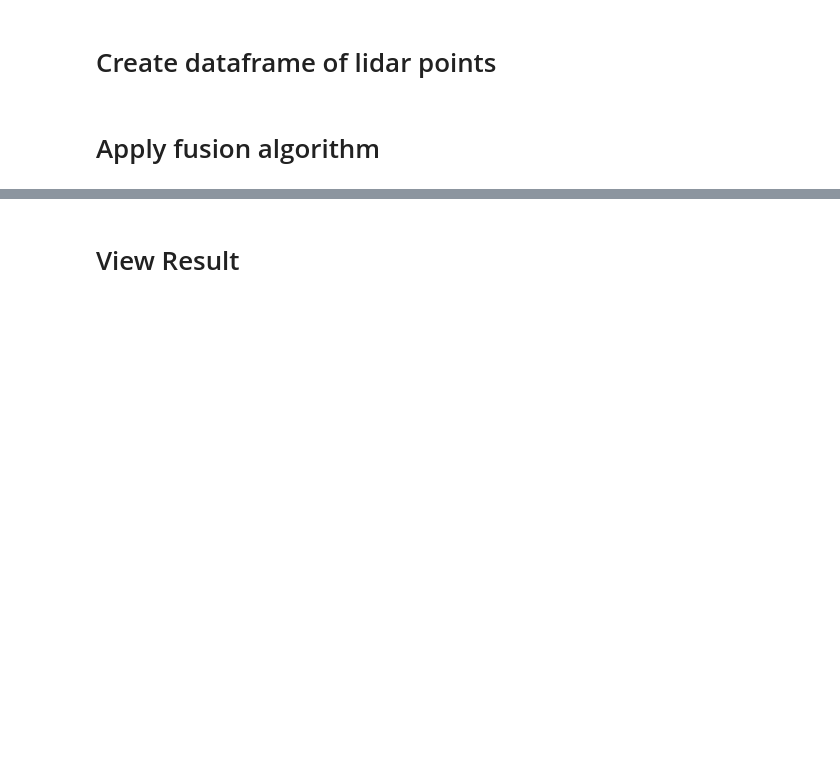
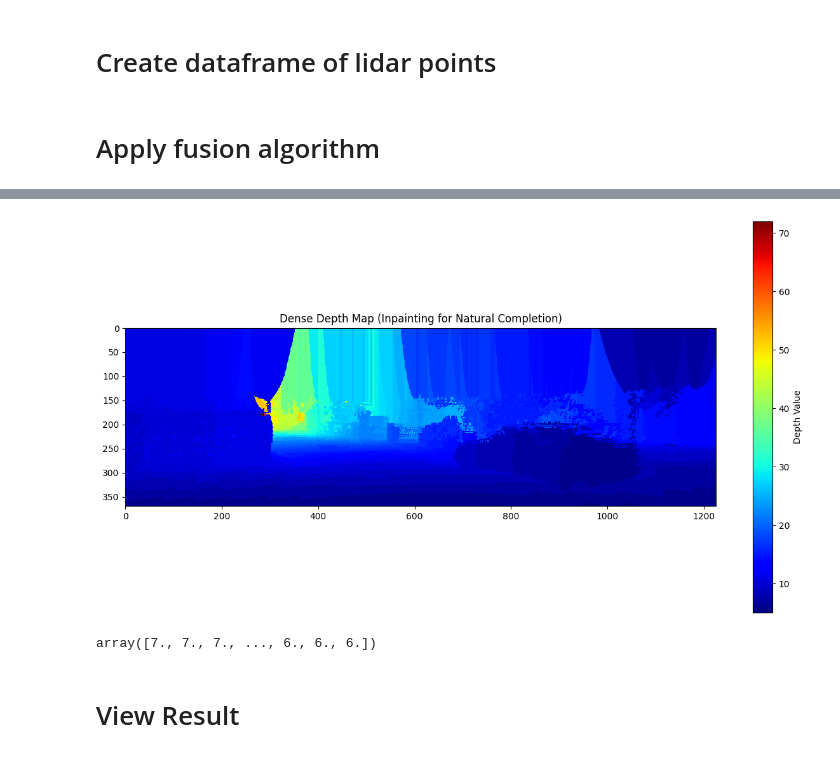
Before and after one commit to adityat4aa/Thesis, a Jupyter notebook: fuse_lidar_camera.ipynb, the cells around one changed output, grey strips where cells are left out. Drawn from its saved outputs; the diff is of its cells as text; code cells hidden in the pictures; blank space fills up the shorter version.

```diff
--- a/fuse_lidar_camera.ipynb
+++ b/fuse_lidar_camera.ipynb
@@ -84,3 +140,25 @@ for x,y,z in lidar_points:
+# %%
+mask = (dense_depth_map == 0).astype(np.uint8)  # Create mask for missing values
+
+# Apply inpainting to fill missing depth values
+dense_depth_map_inpaint = cv2.inpaint(dense_depth_map.astype(np.float32), mask, inpaintRadius=3, flags=cv2.INPAINT_TELEA)
+
+# Save the final dense depth map
+np.save("dense_lidar_ground_truth_inpaint.npy", dense_depth_map_inpaint)
+
+# Visualize
+plt.figure(figsize=(15, 8))
+plt.imshow(dense_depth_map_inpaint, cmap='jet', interpolation='nearest')
+plt.colorbar(label="Depth Value")
+plt.title("Dense Depth Map (Inpainting for Natural Completion)")
+plt.savefig('OpenCV Inpaint')
+plt.show()
+# %% [output]
+[figure, added]
+# %%
+depth_values
+# %% [output]
+array([7., 7., 7., ..., 6., 6., 6.])
 # %% [markdown]
 # View Result
 # %%
```
Also changed, not shown: parts of 18 cells of this notebook.
